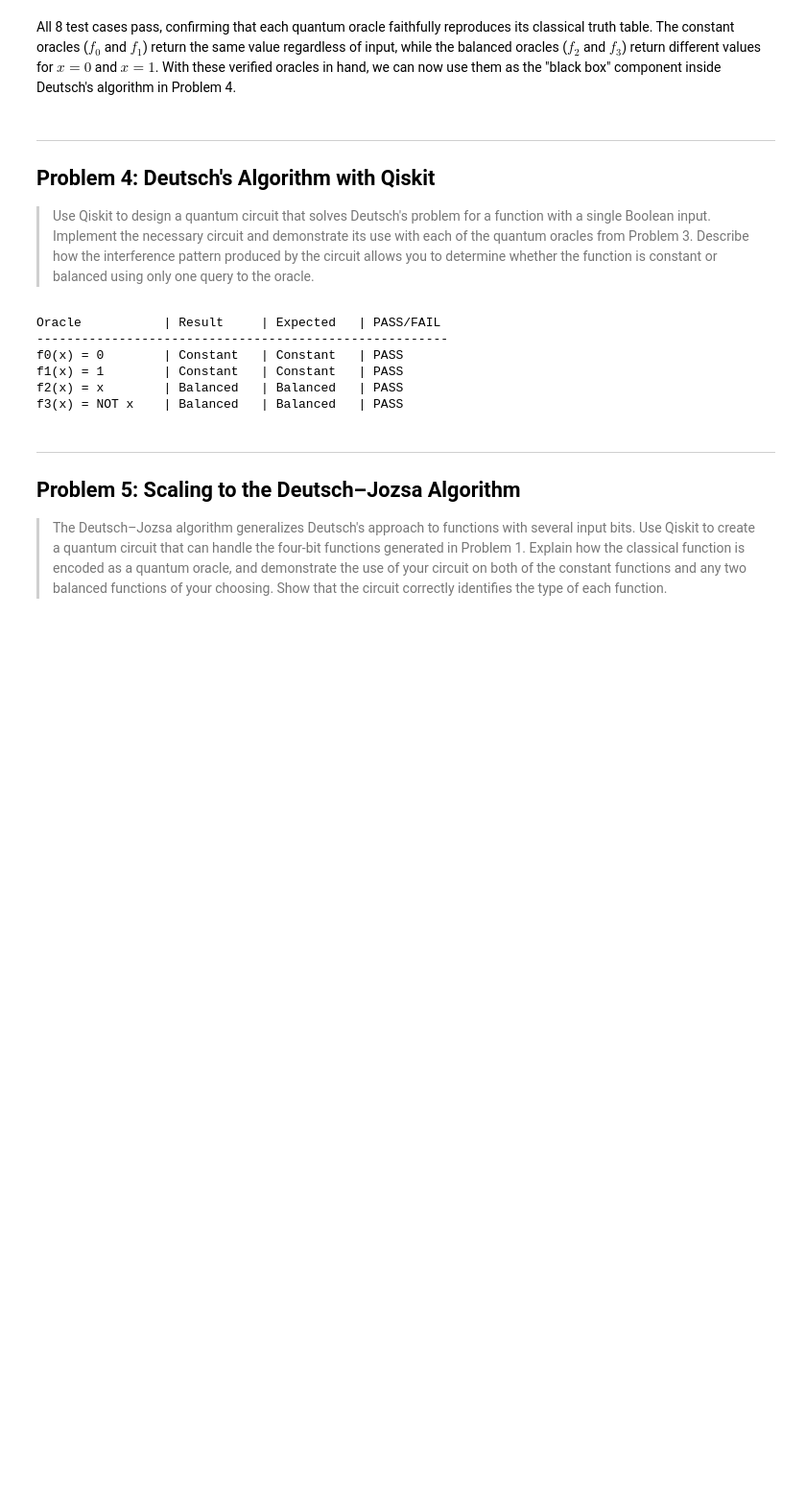
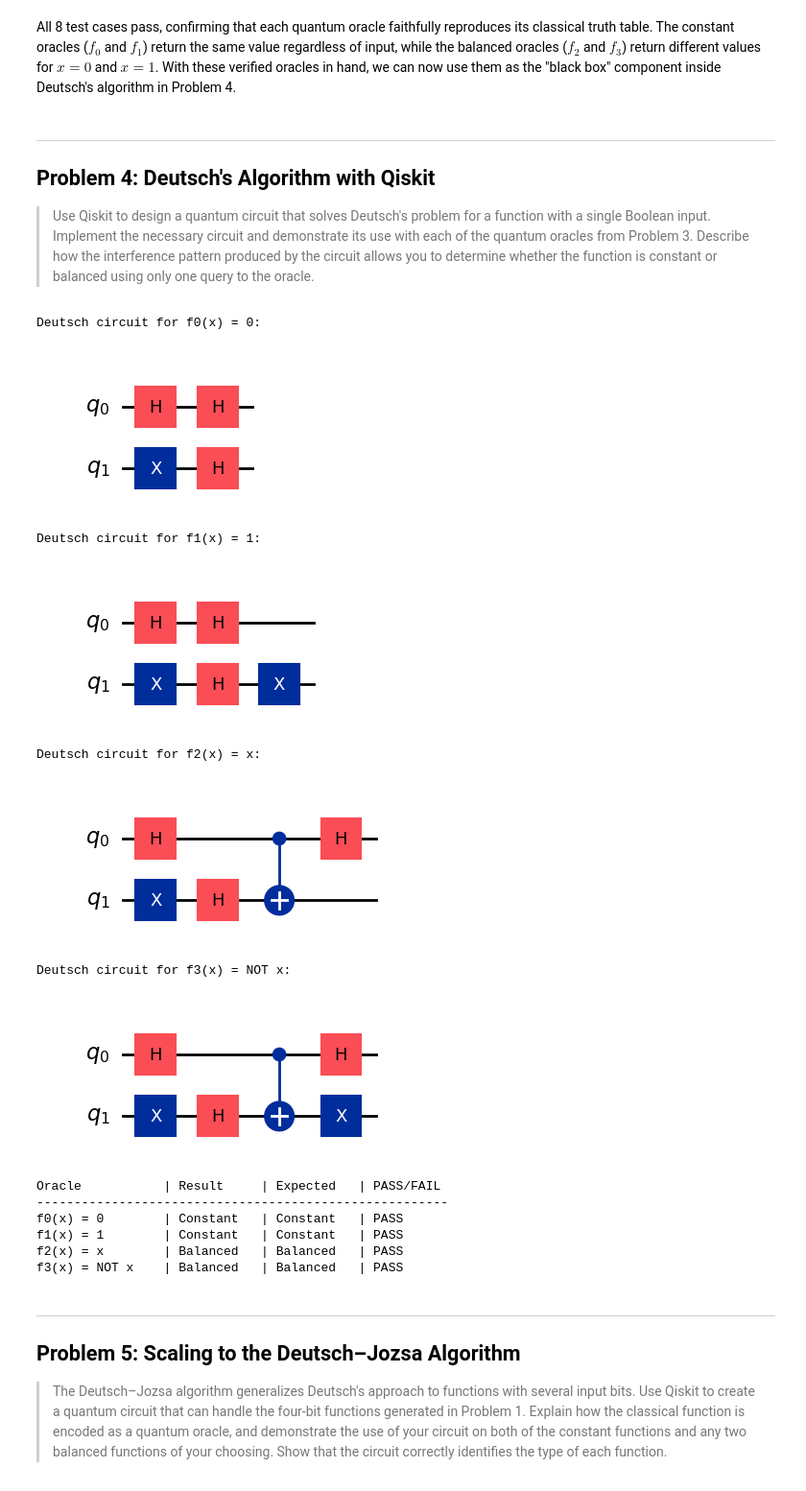
Before and after one commit to MatthewMcCarthy1/emerging-technologies, a Jupyter notebook: problems.ipynb, the cells around one changed output. Shown at 96% size. Cells and saved outputs as stored; diff of their text form; code cells hidden in the pictures; blank space fills up the shorter version.

Commit message:
feat: add circuit visualizations for Problem 4 Deutsch's algorithm

```diff
--- a/problems.ipynb
+++ b/problems.ipynb
@@ -727,6 +730,22 @@ def deutsch_circuit(oracle):
     qc.h(0)
 
     return qc
+# %%
+# Draw the full Deutsch circuit for each oracle.
+for name, oracle_circuit, _ in oracles:
+    circuit = deutsch_circuit(oracle_circuit)
+    print(f"Deutsch circuit for {name}:")
+    display(circuit.draw('mpl'))
+    print()
+# %% [output]
+Deutsch circuit for f0(x) = 0:
+[figure, added]
+Deutsch circuit for f1(x) = 1:
+[figure, added]
+Deutsch circuit for f2(x) = x:
+[figure, added]
+Deutsch circuit for f3(x) = NOT x:
+[figure, added]
 # %%
 # Test Deutsch's algorithm on all four oracles from Problem 3.
 print(
```
Also changed, not shown: parts of 5 cells of this notebook.
